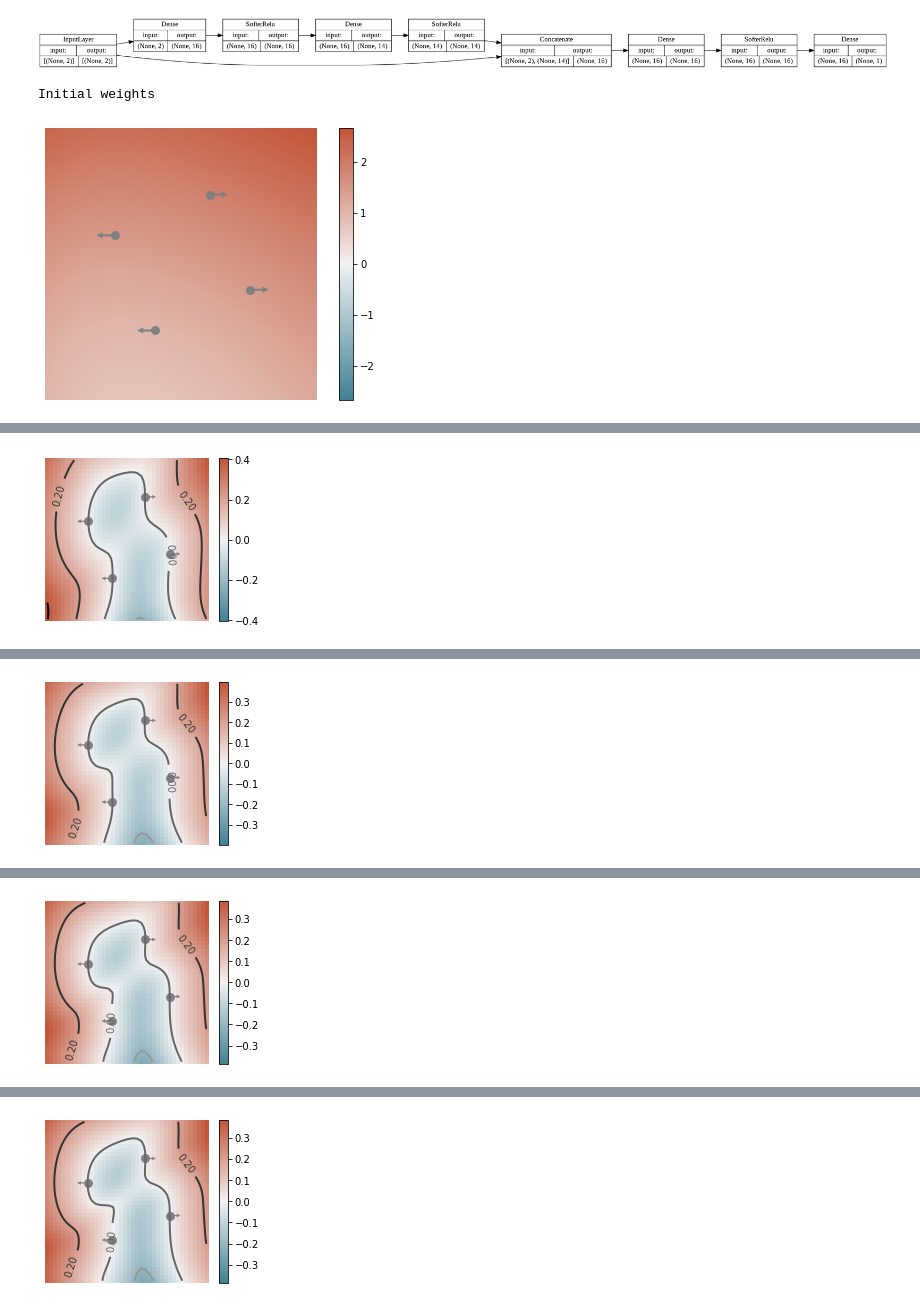
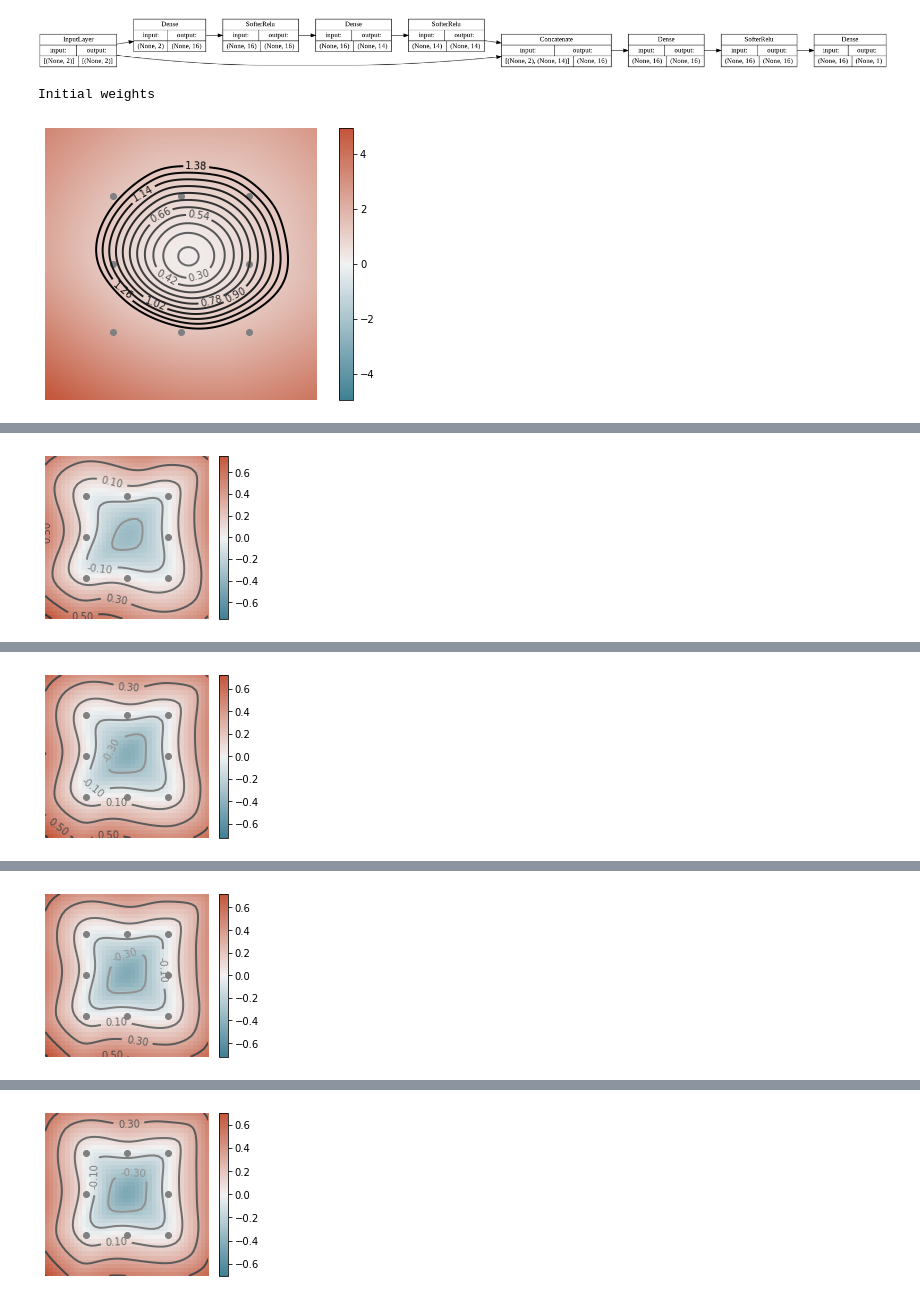
Before and after one commit to Egoago/Onlab, a Jupyter notebook: Önlab.ipynb, the cells around one changed output, grey strips where cells are left out. Cells and saved outputs as stored; diff of their text form; code cells hidden in the pictures.

Commit message:
Normalization

```diff
--- a/Önlab.ipynb
+++ b/Önlab.ipynb
@@ -78,7 +77,7 @@ class Scaler():
   def __init__(self, data):
     self.data = data
     self.mean = np.mean(data, axis=0)
-    self.scale = np.max(np.abs(data-self.mean))
+    self.scale = np.max(np.abs(data-self.mean))*2
     self.trainingData = self.transform(data)
 
   def getTrainingData(self):
@@ -93,9 +92,5 @@ class Scaler():
   def transform(self, x):
     return (x-self.mean)/self.scale
 
-scaler = Scaler(fourPoints)
-print(scaler.getMean())
-print(scaler.getScale())
-scaled = scaler.getTrainingData()
-plt.scatter(scaled[:,0], scaled[:,1], c='red', marker='D', label='scaled four points', alpha=0.3)
-plt.show()
+  def inverse(self, x):
+    return x*self.scale+self.mean
@@ -133,14 +129,17 @@ class DataGenerator(Sequence):
 ##Creating model
 # %%
 class CustomModel(Model):
-  def __init__(self, eikonalLambda = 0.1, normalLambda = 1,*args, **kwargs):
+  def __init__(self, eikonalLambda = 0.1, normalLambda = 1, *args, **kwargs):
     super(CustomModel, self).__init__(*args, **kwargs)
     self.eikonalLambda = eikonalLambda
     self.normalLambda = normalLambda
     self.initialWeights = self.get_weights()
 
   def train_step(self, data):
-    volumePoints, surfacePoints, surfaceNormals = data
+    if self.useNormals:
+      volumePoints, surfacePoints, surfaceNormals = data
+    else:
+      volumePoints, surfacePoints = data
     trainableVariables = self.trainable_variables
 
     with tf.GradientTape() as backpropTape:
@@ -158,7 +157,7 @@ class CustomModel(Model):
         surfaceTape.watch(surfacePoints)
         surfacePred = self(surfacePoints, training=True)
       surfaceAbs = abs(surfacePred)
-      if surfaceNormals is not None:
+      if self.useNormals:
         surfaceGrad = surfaceTape.gradient(surfacePred, surfacePoints)
         surfaceAbs += self.normalLambda*norm(surfaceGrad-surfaceNormals, 2, -1)
       surfaceLoss = reduce_mean(surfaceAbs)
@@ -193,6 +192,10 @@ class CustomModel(Model):
 
   def reset(self):
     self.set_weights(self.initialWeights)
+
+  def compile(self, useNormals = False, *args, **kwargs):
+    self.useNormals=useNormals
+    super(CustomModel,self).compile(*args,**kwargs)
 # %%
 #@title Softer Relu activation { display-mode: "form" }
 class SofterRelu(Layer):
@@ -306,7 +324,7 @@ layerCount = 3 #@param {type:"slider", min:1, max:8, step:1}
 skipLayer = 2 #@param {type:"slider", min:0, max:8, step:1}
 layerNeurons = 16 #@param {type:"slider", min:8, max:64, step:8}
 activation = "softerRelu" #@param ["relu", "softmax", "softerRelu", "elu"]
-activationParam = 10 #@param {type:"number"}
+activationParam = 20 #@param {type:"number"}
 learningRate = 0.0015 #@param {type:"slider", min:0.0005, max:0.002, step:0.0001}
 
 def getActivation():
@@ -345,27 +363,30 @@ Trainable variables: 575
 [figure]
 # %%
 #@title Train
-batchCount = 10000 #@param {type:"integer"}
-batchSize = 4 #@param {type:"integer"}
+batchCount = 1000 #@param {type:"integer"}
+batchSize =  2#@param {type:"integer"}
 epochs = 10 #@param {type:"integer"}
-useNormals = True #@param {type:"boolean"}
-reset = False #@param {type:"boolean"}
-save = 'weights1' #@param {type:"string"}
+useNormals = False #@param {type:"boolean"}
+reset = True #@param {type:"boolean"}
+save = '' #@param {type:"string"}
 
-controlPoints = fourPoints
+scaler = Scaler(square)
+controlPoints = scaler.getTrainingData()
 controlNormals = normals if useNormals else None
 if reset:
   model.reset()
+model.compile(optimizer = Adam(lr = 0.0015),
+              useNormals=useNormals)
 history = model.fit(DataGenerator(batchCount = batchCount,
                                   batchSize = batchSize,
                                   controlPoints = controlPoints,
                                   controlNormals = controlNormals),
                     verbose = 1,
                     callbacks = [PlotCallback(model, controlPoints, controlNormals, 1)],
                     epochs = epochs)
 if len(save)>0:
   model.save_weights('./saves/' + save)
 # %% [output]
 Initial weights
-[figure, old version]
+[figure, new version]
 Epoch 1/10
@@ -373,2 +394,2 @@ Epoch 1/10
-[figure, old version]
+[figure, new version]
 Epoch 2/10
@@ -376,2 +397,2 @@ Epoch 2/10
-[figure, old version]
+[figure, new version]
 Epoch 3/10
@@ -379,2 +400,2 @@ Epoch 3/10
-[figure, old version]
+[figure, new version]
 Epoch 4/10
@@ -382,2 +403,2 @@ Epoch 4/10
-[figure, old version]
+[figure, new version]
 Epoch 5/10
```
Also changed, not shown: parts of 8 cells of this notebook.
